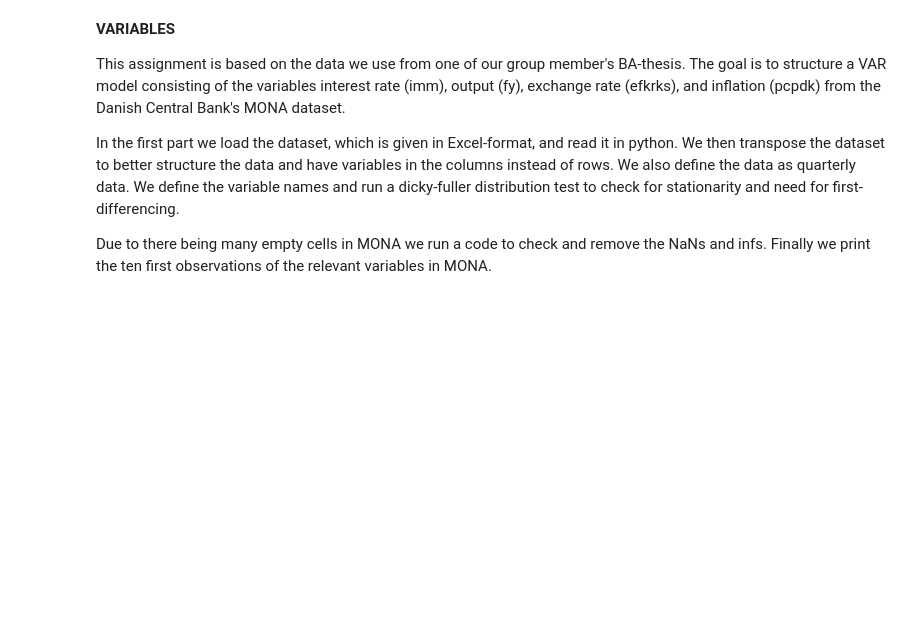
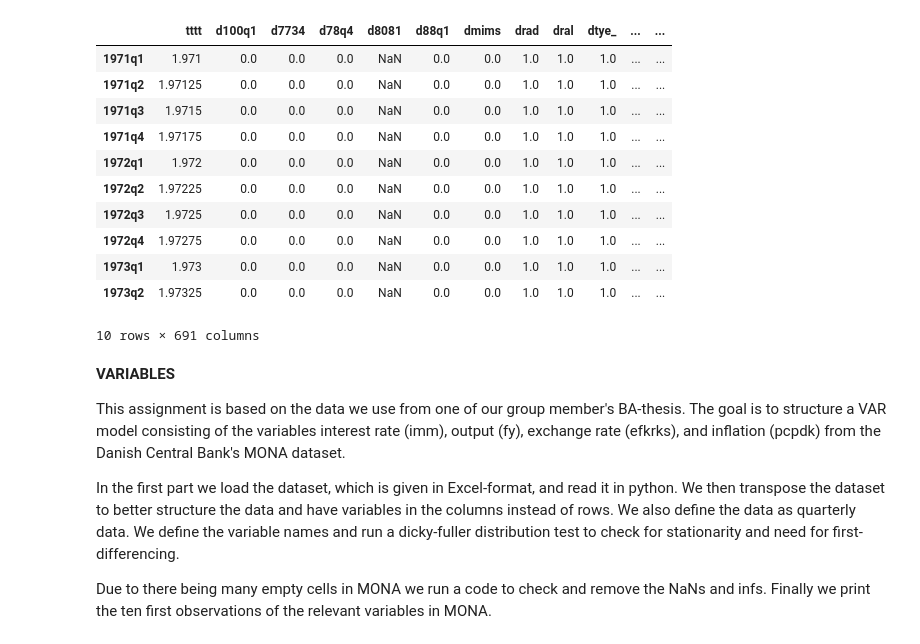
Before and after one commit to NumEconCopenhagen/projects-2024-sara-sara-huda, a Jupyter notebook: dataproject/dataproject.ipynb, the cells around one changed output. Cells and saved outputs as stored; diff of their text form; code cells hidden in the pictures; blank space fills up the shorter version.

```diff
--- a/dataproject/dataproject.ipynb
+++ b/dataproject/dataproject.ipynb
@@ -34,3 +13,37 @@ WARNING: Skipping c:\Users\Bruger\anaconda3\Lib\site-packages\semver-2.13.0.dist
+# %%
+# Loading the dataset, use the correct decimal handling
+mona_data = pd.read_excel('monadata2023.xlsx', decimal=',')
+
+# Drop any empty columns to clean the dataset
+mona_data.dropna(axis=1, how='all', inplace=True)
+
+# Rename the first column for clarity
+mona_data.rename(columns={'Unnamed: 0': 'Indicator'}, inplace=True)
+
+# Transpose the dataset to have indicators as columns and quarters as rows
+mona_data_transposed = mona_data.T
+
+# Rename the first row after transposing if it's needed
+mona_data_transposed.rename(columns=mona_data_transposed.iloc[0], inplace=True)
+mona_data_transposed.drop(mona_data_transposed.index[0], inplace=True)
+
+# Save the cleaned and transposed data
+mona_data_transposed.to_excel('cleaned_and_transposed_monadata2023.xlsx', index=True)
+
+mona_data_transposed.head(10)
+# %% [output]
+|  | tttt | d100q1 | d7734 | d78q4 | d8081 | d88q1 | dmims | drad | dral | dtye_ | ... | ... |
+| 1971q1 | 1.971 | 0.0 | 0.0 | 0.0 | NaN | 0.0 | 0.0 | 1.0 | 1.0 | 1.0 | ... | ... |
+| 1971q2 | 1.97125 | 0.0 | 0.0 | 0.0 | NaN | 0.0 | 0.0 | 1.0 | 1.0 | 1.0 | ... | ... |
+| 1971q3 | 1.9715 | 0.0 | 0.0 | 0.0 | NaN | 0.0 | 0.0 | 1.0 | 1.0 | 1.0 | ... | ... |
+| 1971q4 | 1.97175 | 0.0 | 0.0 | 0.0 | NaN | 0.0 | 0.0 | 1.0 | 1.0 | 1.0 | ... | ... |
+| 1972q1 | 1.972 | 0.0 | 0.0 | 0.0 | NaN | 0.0 | 0.0 | 1.0 | 1.0 | 1.0 | ... | ... |
+| 1972q2 | 1.97225 | 0.0 | 0.0 | 0.0 | NaN | 0.0 | 0.0 | 1.0 | 1.0 | 1.0 | ... | ... |
+| 1972q3 | 1.9725 | 0.0 | 0.0 | 0.0 | NaN | 0.0 | 0.0 | 1.0 | 1.0 | 1.0 | ... | ... |
+| 1972q4 | 1.97275 | 0.0 | 0.0 | 0.0 | NaN | 0.0 | 0.0 | 1.0 | 1.0 | 1.0 | ... | ... |
+| 1973q1 | 1.973 | 0.0 | 0.0 | 0.0 | NaN | 0.0 | 0.0 | 1.0 | 1.0 | 1.0 | ... | ... |
+| 1973q2 | 1.97325 | 0.0 | 0.0 | 0.0 | NaN | 0.0 | 0.0 | 1.0 | 1.0 | 1.0 | ... | ... |
+10 rows × 691 columns
 # %% [markdown]
 **VARIABLES**
 
```
Also changed, not shown: parts of 8 cells of this notebook, 1 other file.
